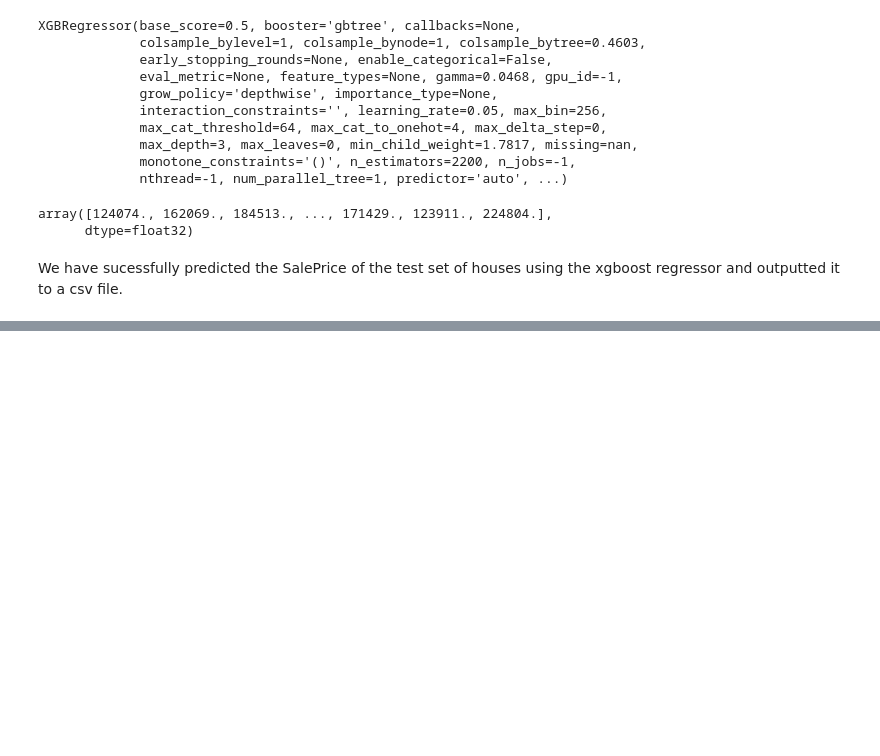
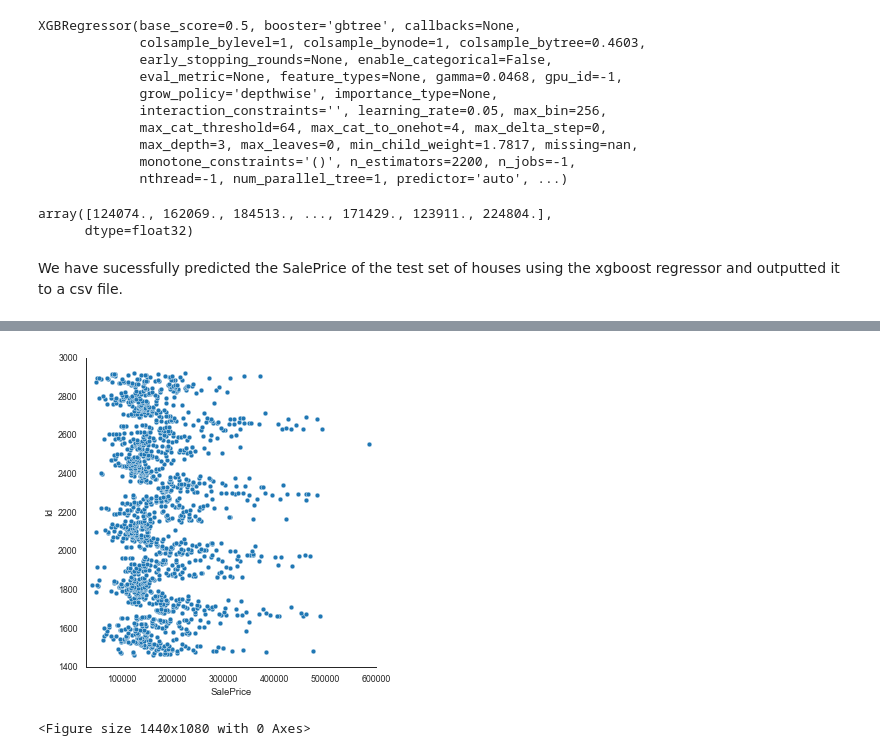
Before and after one commit to irfan61802/CS4650-Capstone, a Jupyter notebook: Project.ipynb, the cells around one changed output, grey strips where cells are left out. Saved outputs shown, nothing was run; the diff lists cells and outputs as text; code cells hidden in the pictures; blank space fills up the shorter version.

```diff
--- a/Project.ipynb
+++ b/Project.ipynb
@@ -402,0 +414,11 @@ sub.to_csv('mysubmission.csv',index=False)
+# %%
+g = sns.relplot(data=pred_array, x = "SalePrice", y = "Id" );
+g.ax.axline(xy1=(10, 2), slope = 0, color="b");
+sns.set_style("whitegrid");
+plt.figure(figsize=(20,15));
+g.ax.set_ylim(1400, 3000);
+g.ax.set_xlim(30000, 600000);
+plt.savefig('RelPlotPred.png');
+# %% [output]
+[figure, added]
+<Figure size 1440x1080 with 0 Axes>
```
Also changed, not shown: parts of 6 cells of this notebook, 3 other files.
